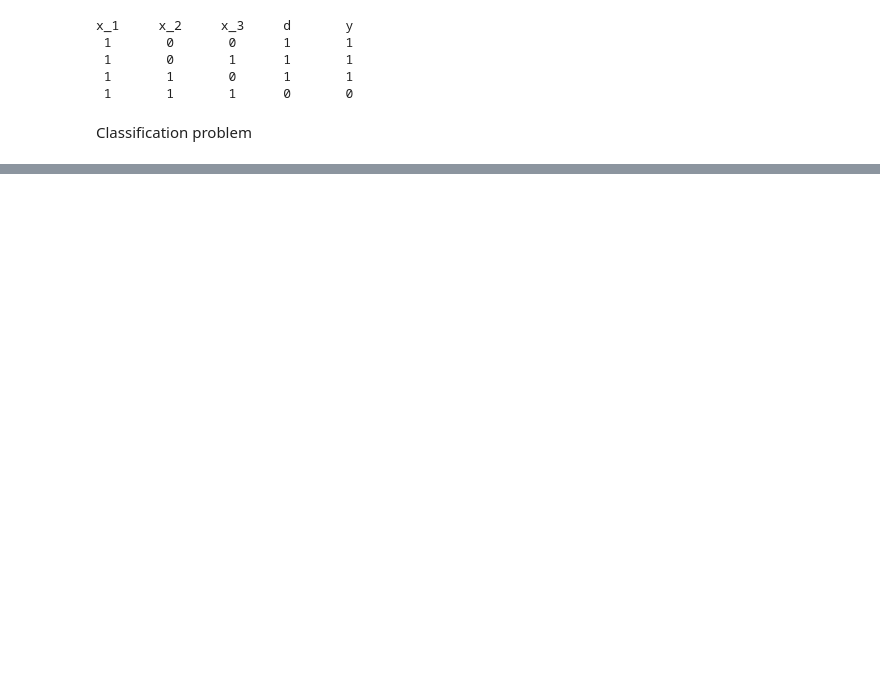
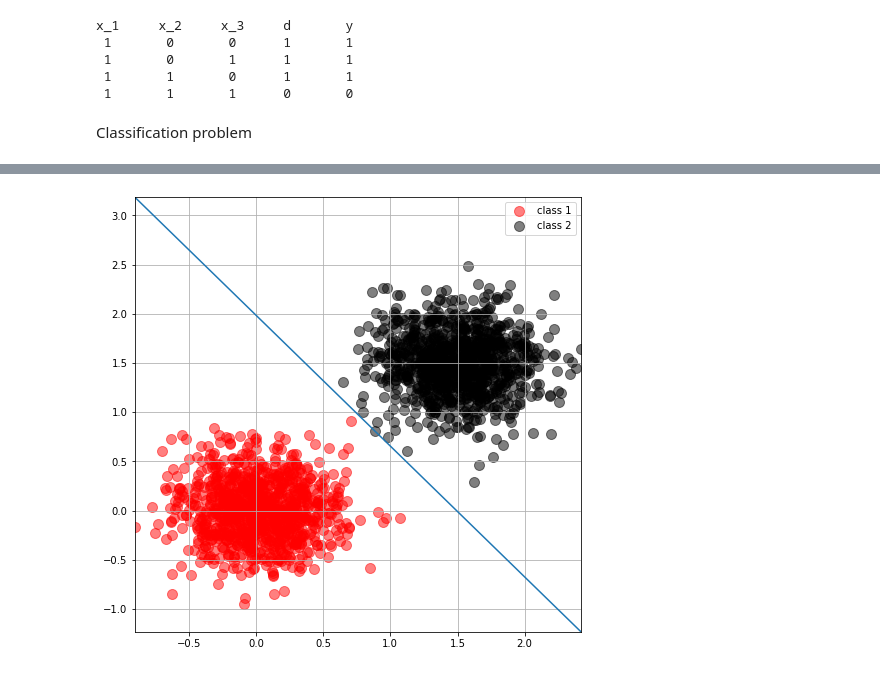
Before and after one commit to hplbrayan/Fun-with-Python, a Jupyter notebook: Perceptron/perceptron.ipynb, the cells around one changed output, grey strips where cells are left out. Saved outputs shown, nothing was run; the diff lists cells and outputs as text; code cells hidden in the pictures; blank space fills up the shorter version.

Commit message:
Perceptron 3. Classification problem

```diff
--- a/Perceptron/perceptron.ipynb
+++ b/Perceptron/perceptron.ipynb
@@ -63,7 +63,7 @@ def perceptron(xs, ds, weights, threshold=0.5, a=0.1, verbose=False):
             if verbose: print(ws)
         if verbose: print("-"*len(f"{ws}"))
 
-        if err_count==0: return Ws[-1]
+        if err_count==0: return Ws
 
 
 def proof_perceptron(xs, ds, weights, threshold=0.5):
@@ -149,0 +182,6 @@ Classification problem
+# %%
+ws_bubbles0 = 0, 0
+ws_bubbles = perceptron(xs=np.concatenate((x1y1, x2y2)),
+                        ds=np.concatenate((labels_1, labels_2)),
+                        weights=ws_bubbles0)
+ws_bubbles[-1]
@@ -149,0 +212,18 @@ Classification problem
+# %%
+fig, ax = plt.subplots(figsize=(8,8))
+
+xs = np.linspace(min(np.concatenate((x1y1[:,0],x2y2[:,0]))), max(np.concatenate((x1y1[:,0],x2y2[:,0]))))
+ys = (0.5 - xs*ws_bubbles[-1][0])/ws_bubbles[-1][1]
+
+ax.scatter(x=x1y1[:,0], y=x1y1[:,1], c="red",   s=100, alpha=0.5, label="class 1")
+ax.scatter(x=x2y2[:,0], y=x2y2[:,1], c="black", s=100, alpha=0.5, label="class 2")
+
+ax.set_xlim(min(xs), max(xs))
+ax.set_ylim(min(ys), max(ys))
+ax.legend()
+plt.plot(xs, ys)
+plt.grid()
+
+plt.show()
+# %% [output]
+[figure, added]
```
Also changed, not shown: parts of 8 cells of this notebook.
